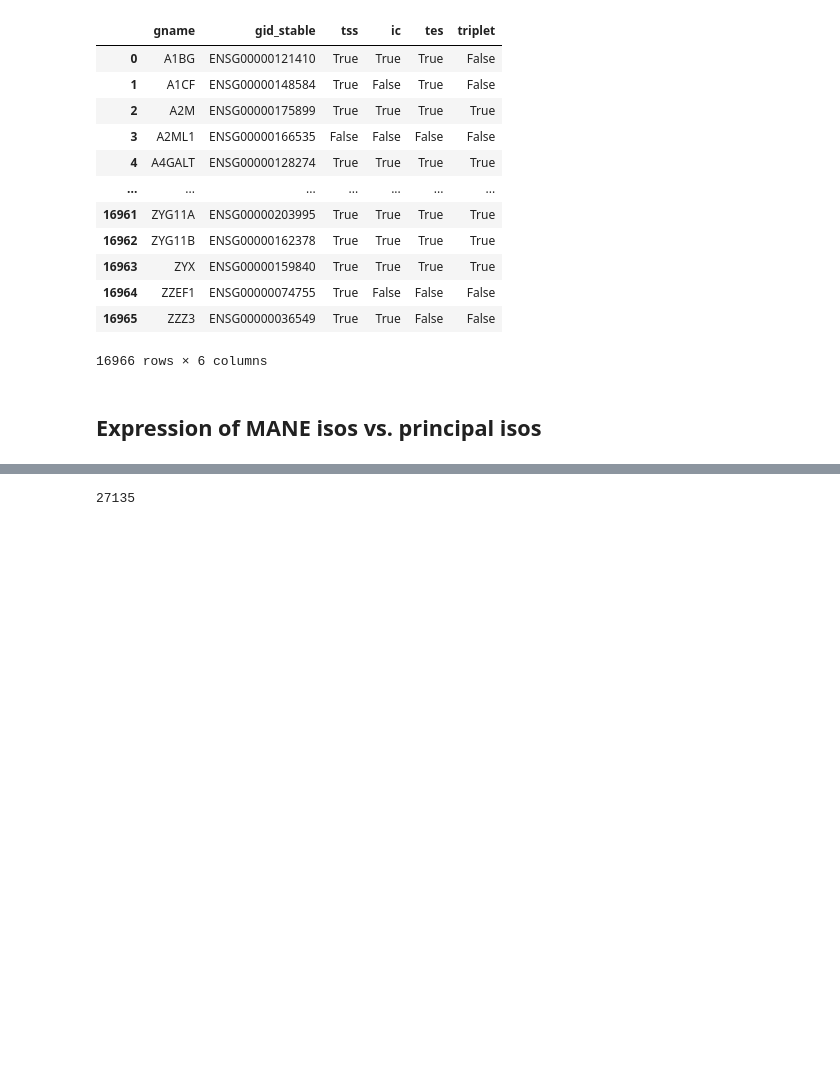
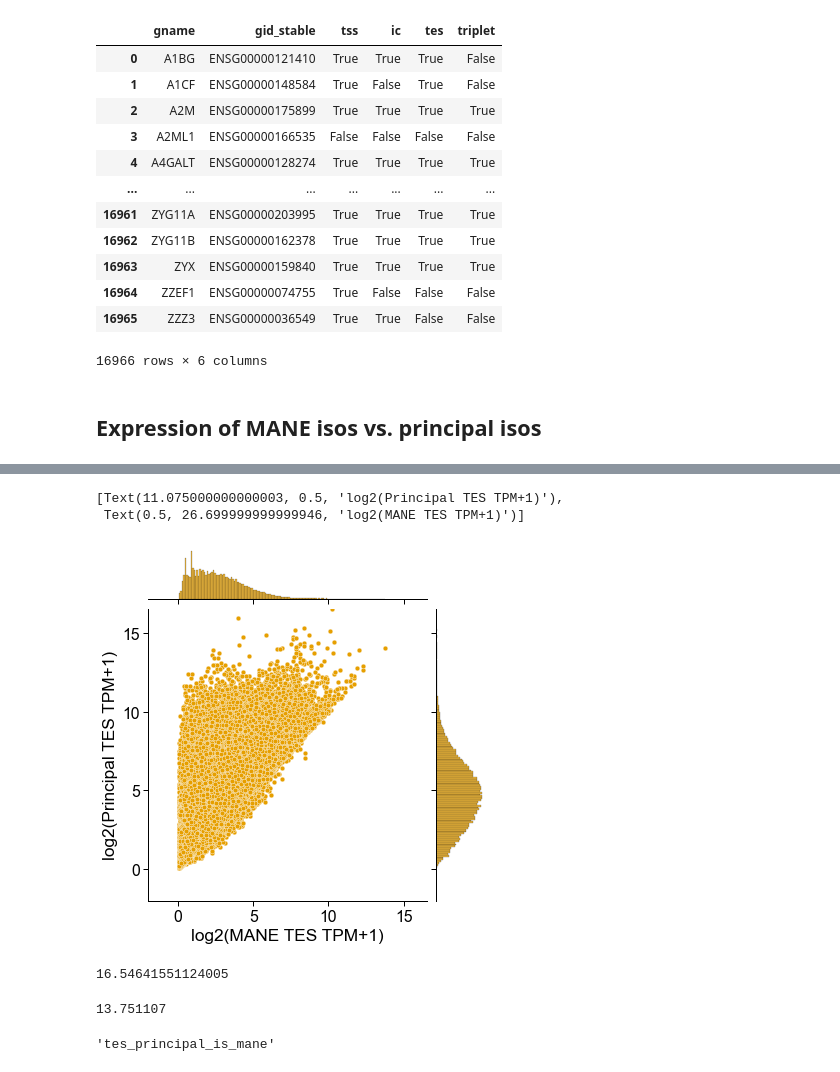
Before and after one commit to fairliereese/rnawg, a Jupyter notebook: lr_bulk/cerberus/swan/mane.ipynb, the cells around one changed output, grey strips where cells are left out. Cells and saved outputs as stored; diff of their text form; code cells hidden in the pictures; blank space fills up the shorter version.

```diff
--- a/lr_bulk/cerberus/swan/mane.ipynb
+++ b/lr_bulk/cerberus/swan/mane.ipynb
@@ -562,2 +575,0 @@ for feat in feats:
-# %%
-df = df.merge(tpm_df, how='left', on=[col3, 'sample'])
@@ -576,4 +575,0 @@ mane_df['gid'] = mane_df.tid.str.split('[', expand=True)[0]
-# %%
-df = df.merge(mane_df, on=['gid', 'sample'], how='left', suffixes=('_principal', '_mane'))
-# %%
-df['mane_principal'] = df.tid_mane == df.tid_principal
@@ -589,7 +575,0 @@ df.loc[df.tid_mane.isnull()].head()
-# %%
-# number of gene / sample combinations where MANE isoform
-# is expressed but NOT the principal isoform
-temp = df.loc[df.mane_principal == False].copy(deep=True) # mane != principal
-len(temp.loc[temp.triplet == '1,1,1'].index) # principal != mane
-# %% [output]
-27135
@@ -599,0 +576,3 @@ len(temp.loc[temp.triplet == '1,1,1'].index) # principal != mane
+# %%
+temp.loc[temp.tes_tpm_mane == 0].head()
+df['{}_tpm_mane'.format(feat)].fillna(0, inplace=True)
@@ -599,0 +607,44 @@ len(temp.loc[temp.triplet == '1,1,1'].index) # principal != mane
+# %%
+# for gene / sample combinations, if the mane feat. is not the principal feat
+# but is still expressed, plot the expression of mane vs. principal
+temp = df.loc[df[prin_mane_col] == False]
+temp = temp.loc[temp['{}_tpm_mane'.format(feat)]>0]
+temp['log_princ'] = np.log2(temp['{}_tpm_principal'.format(feat)]+1)
+temp['log_mane'] = np.log2(temp['{}_tpm_mane'.format(feat)]+1)
+
+lim_max = max(temp.log_princ.max(), temp.log_mane.max())
+xlim = ylim = (-2, lim_max)
+
+c_dict, order = get_feat_triplet_colors()
+color = c_dict[feat]
+
+ax = sns.jointplot(data=temp, x='log_mane', y='log_princ', color=color,
+                   xlim=xlim, ylim=ylim)
+
+if feat == 'triplet':
+    label = 'isoform'
+else:
+    label = feat.upper()
+ylabel = 'log2(Principal {} TPM+1)'.format(label)
+xlabel = 'log2(MANE {} TPM+1)'.format(label)
+
+tick_range = range(0, int(lim_max+1), 5)
+ax.ax_joint.set_xticks(tick_range)
+ax.ax_joint.set_yticks(tick_range)
+ax.ax_joint.set(ylabel=ylabel, xlabel=xlabel)
+# %% [output]
+[Text(11.075000000000003, 0.5, 'log2(Principal TES TPM+1)'),
+ Text(0.5, 26.699999999999946, 'log2(MANE TES TPM+1)')]
+[figure, added]
+# %%
+temp.log_princ.max()
+# %% [output]
+16.54641551124005
+# %%
+temp.log_mane.max()
+# %% [output]
+13.751107
+# %%
+prin_mane_col
+# %% [output]
+'tes_principal_is_mane'
```
Also changed, not shown: parts of 21 cells of this notebook, 4 other files.
